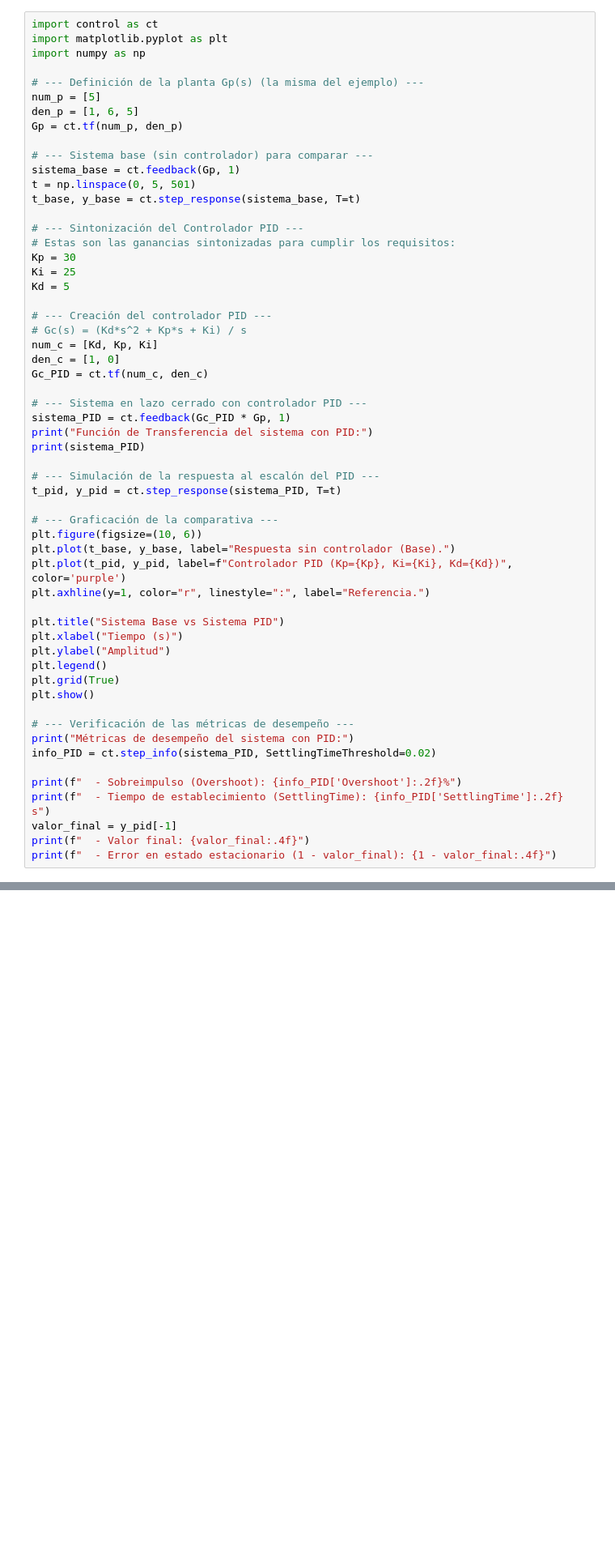
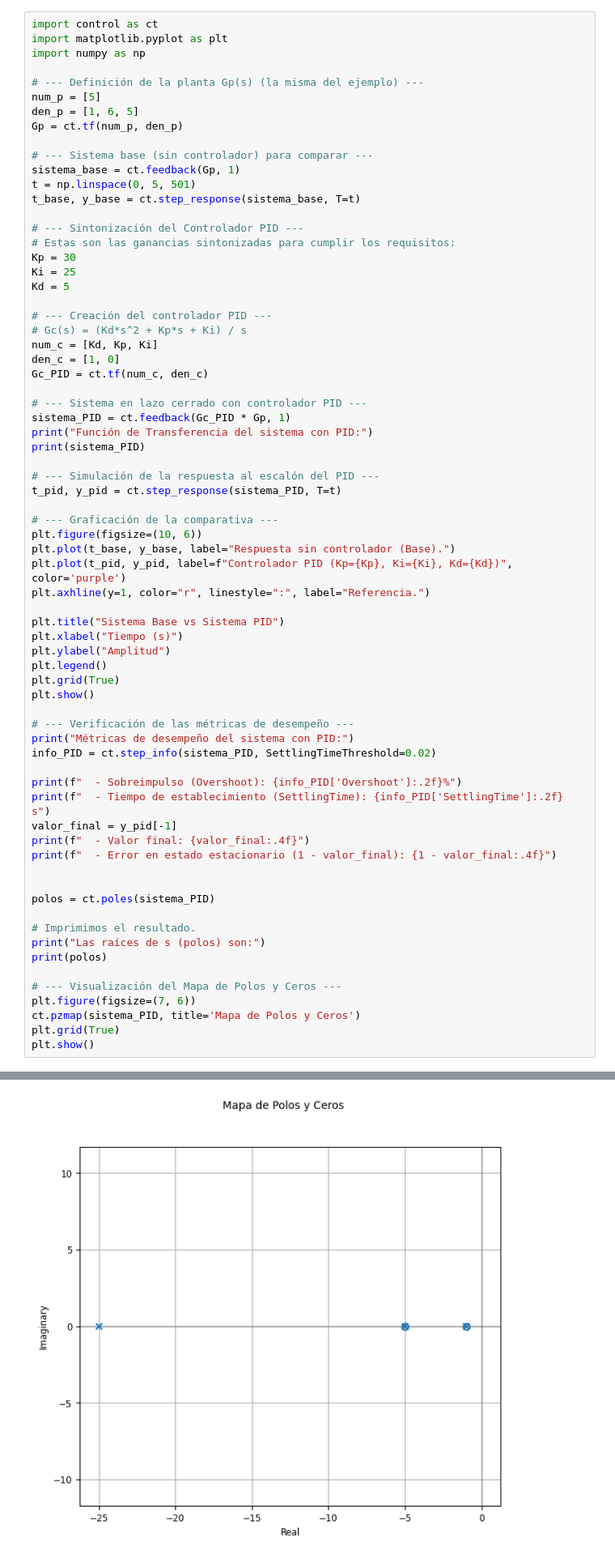
Before and after one commit to NataliaIDM/control-clasico, a Jupyter notebook: Examenes/E_2_Controlador_PID.ipynb, the cells around one changed output, grey strips where cells are left out. Shown at 81% size. Cells and saved outputs as stored; diff of their text form; blank space fills up the shorter version.

```diff
--- a/Examenes/E_2_Controlador_PID.ipynb
+++ b/Examenes/E_2_Controlador_PID.ipynb
@@ -290,5 +289,18 @@ print(f"  - Tiempo de establecimiento (SettlingTime): {info_PID['SettlingTime']:
 valor_final = y_pid[-1]
 print(f"  - Valor final: {valor_final:.4f}")
 print(f"  - Error en estado estacionario (1 - valor_final): {1 - valor_final:.4f}")
+
+
+polos = ct.poles(sistema_PID)
+
+# Imprimimos el resultado.
+print("Las raíces de s (polos) son:")
+print(polos)
+
+# --- Visualización del Mapa de Polos y Ceros ---
+plt.figure(figsize=(7, 6))
+ct.pzmap(sistema_PID, title='Mapa de Polos y Ceros')
+plt.grid(True)
+plt.show()
 # %% [output]
 Función de Transferencia del sistema con PID:
@@ -307,0 +322 @@ Métricas de desempeño del sistema con PID:
+[figure, added]
```
Also changed, not shown: parts of 2 cells of this notebook.
